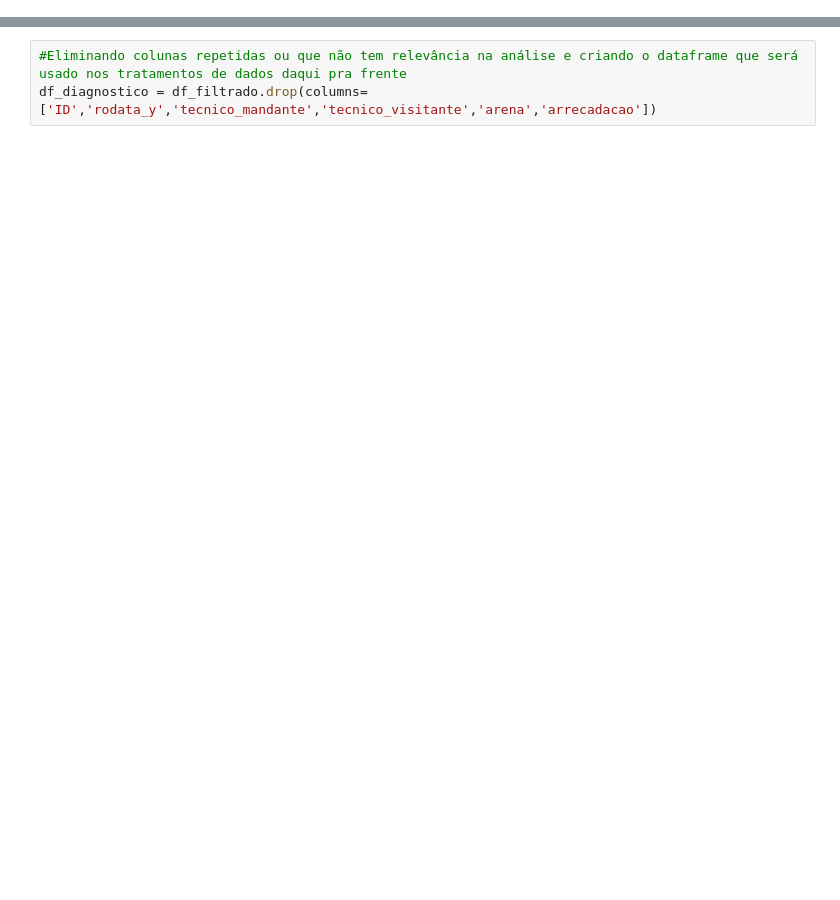
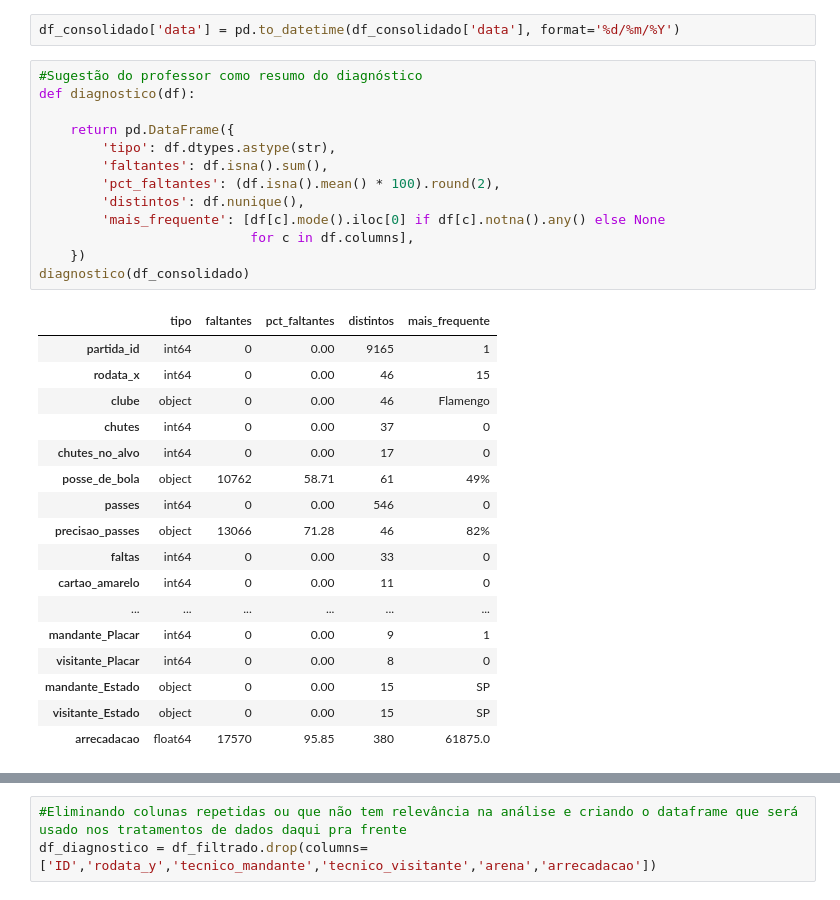
Before and after one commit to CharleneSantos/Caixaverso-FC5, a Jupyter notebook: notebooks/analises.ipynb, the cells around one changed output, grey strips where cells are left out. Saved outputs shown, nothing was run; the diff lists cells and outputs as text; blank space fills up the shorter version.

```diff
--- a/notebooks/analises.ipynb
+++ b/notebooks/analises.ipynb
@@ -111,0 +154,33 @@ Recorte temporal
+# %%
+df_consolidado['data'] = pd.to_datetime(df_consolidado['data'], format='%d/%m/%Y')
+# %%
+#Sugestão do professor como resumo do diagnóstico
+def diagnostico(df):
+
+    return pd.DataFrame({
+        'tipo': df.dtypes.astype(str),
+        'faltantes': df.isna().sum(),
+        'pct_faltantes': (df.isna().mean() * 100).round(2),
+        'distintos': df.nunique(),
+        'mais_frequente': [df[c].mode().iloc[0] if df[c].notna().any() else None
+                           for c in df.columns],
+    })
+diagnostico(df_consolidado)
+# %% [output]
+|  | tipo | faltantes | pct_faltantes | distintos | mais_frequente |
+| partida_id | int64 | 0 | 0.00 | 9165 | 1 |
+| rodata_x | int64 | 0 | 0.00 | 46 | 15 |
+| clube | object | 0 | 0.00 | 46 | Flamengo |
+| chutes | int64 | 0 | 0.00 | 37 | 0 |
+| chutes_no_alvo | int64 | 0 | 0.00 | 17 | 0 |
+| posse_de_bola | object | 10762 | 58.71 | 61 | 49% |
+| passes | int64 | 0 | 0.00 | 546 | 0 |
+| precisao_passes | object | 13066 | 71.28 | 46 | 82% |
+| faltas | int64 | 0 | 0.00 | 33 | 0 |
+| cartao_amarelo | int64 | 0 | 0.00 | 11 | 0 |
+| ... | ... | ... | ... | ... | ... |
+| mandante_Placar | int64 | 0 | 0.00 | 9 | 1 |
+| visitante_Placar | int64 | 0 | 0.00 | 8 | 0 |
+| mandante_Estado | object | 0 | 0.00 | 15 | SP |
+| visitante_Estado | object | 0 | 0.00 | 15 | SP |
+| arrecadacao | float64 | 17570 | 95.85 | 380 | 61875.0 |
```
Also changed, not shown: parts of 42 cells of this notebook, 1 other file.
